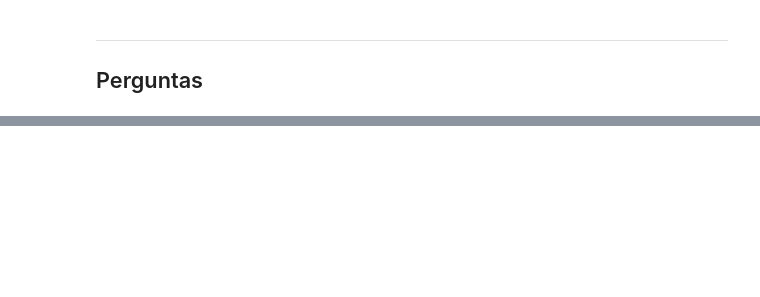
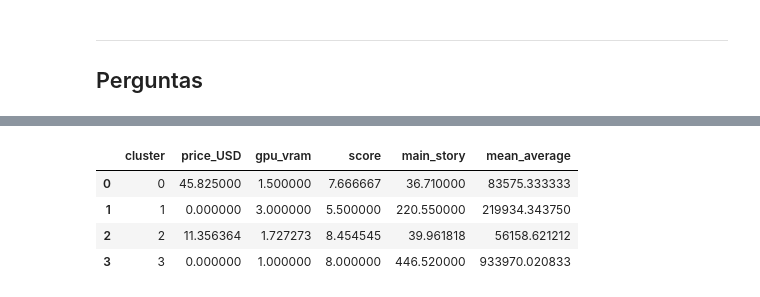
Before and after one commit to AlortCraft/Projeto-ICD-Steam, a Jupyter notebook: relatorio.ipynb, the cells around one changed output, grey strips where cells are left out. Cells and saved outputs as stored; diff of their text form; code cells hidden in the pictures; blank space fills up the shorter version.

```diff
--- a/relatorio.ipynb
+++ b/relatorio.ipynb
@@ -102,0 +178,27 @@ Length: 262, dtype: object
+# %%
+import pandas as pd
+from sklearn.preprocessing import StandardScaler
+from sklearn.cluster import KMeans
+
+
+dados_cluster = df_games_fixos[["price_USD", "gpu_vram", "score", "main_story", "mean_average"]].copy()
+dados_cluster = dados_cluster.fillna(dados_cluster.median())
+
+scaler = StandardScaler()
+dados_cluster_scl = scaler.fit_transform(dados_cluster)
+
+kmeans = KMeans(n_clusters=4, random_state=42, n_init=10)
+kmeans.fit(dados_cluster_scl)
+
+cluster_labels = kmeans.labels_
+
+df_games_fixos['cluster'] = cluster_labels
+
+perfil_clusters = df_games_fixos.groupby('cluster')[["price_USD", "gpu_vram", "score", "main_story", "mean_average"]].mean().reset_index()
+perfil_clusters
+# %% [output]
+|  | cluster | price_USD | gpu_vram | score | main_story | mean_average |
+| 0 | 0 | 45.825000 | 1.500000 | 7.666667 | 36.710000 | 83575.333333 |
+| 1 | 1 | 0.000000 | 3.000000 | 5.500000 | 220.550000 | 219934.343750 |
+| 2 | 2 | 11.356364 | 1.727273 | 8.454545 | 39.961818 | 56158.621212 |
+| 3 | 3 | 0.000000 | 1.000000 | 8.000000 | 446.520000 | 933970.020833 |
```
Also changed, not shown: parts of 13 cells of this notebook, 13 other files.
